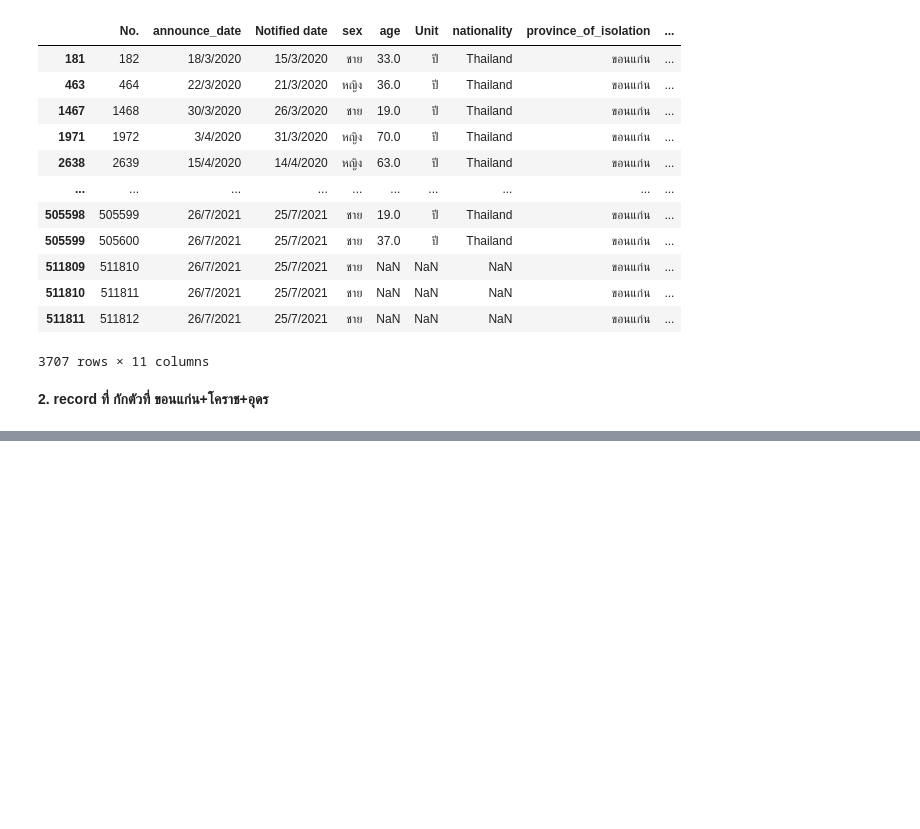
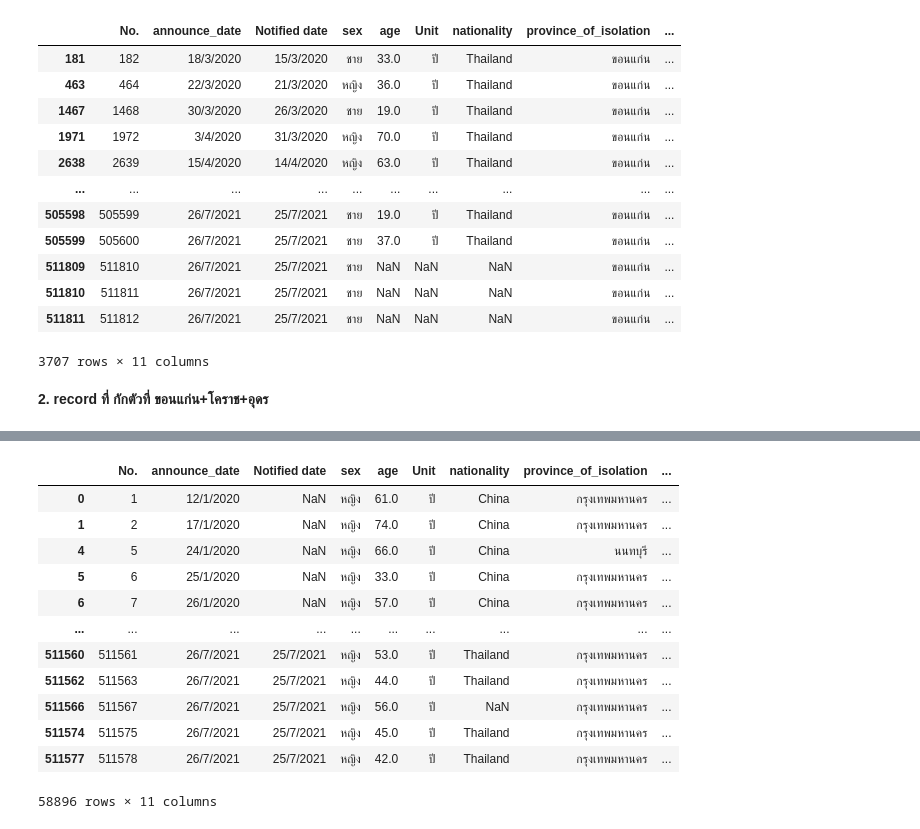
Before and after one commit to kittimaxz/DWDM21, a Jupyter notebook: Data_Preprocessing(Chapter_3).ipynb, the cells around one changed output, grey strips where cells are left out. Drawn from its saved outputs; the diff is of its cells as text; code cells hidden in the pictures; blank space fills up the shorter version.

```diff
--- a/Data_Preprocessing(Chapter_3).ipynb
+++ b/Data_Preprocessing(Chapter_3).ipynb
@@ -668,0 +731,2 @@ data_cases2[list_kh | list_cr | list_dt]
+# %%
+list_femal = data_cases2['sex'] == 'หญิง'
@@ -668,0 +748,18 @@ data_cases2[list_kh | list_cr | list_dt]
+# %%
+list_bkk = data_cases2['province_of_onset'] == 'กรุงเทพมหานคร'
+# %%
+data_cases2[list_femal & list_bkk]
+# %% [output]
+|  | No. | announce_date | Notified date | sex | age | Unit | nationality | province_of_isolation | ... |
+| 0 | 1 | 12/1/2020 | NaN | หญิง | 61.0 | ปี | China | กรุงเทพมหานคร | ... |
+| 1 | 2 | 17/1/2020 | NaN | หญิง | 74.0 | ปี | China | กรุงเทพมหานคร | ... |
+| 4 | 5 | 24/1/2020 | NaN | หญิง | 66.0 | ปี | China | นนทบุรี | ... |
+| 5 | 6 | 25/1/2020 | NaN | หญิง | 33.0 | ปี | China | กรุงเทพมหานคร | ... |
+| 6 | 7 | 26/1/2020 | NaN | หญิง | 57.0 | ปี | China | กรุงเทพมหานคร | ... |
+| ... | ... | ... | ... | ... | ... | ... | ... | ... | ... |
+| 511560 | 511561 | 26/7/2021 | 25/7/2021 | หญิง | 53.0 | ปี | Thailand | กรุงเทพมหานคร | ... |
+| 511562 | 511563 | 26/7/2021 | 25/7/2021 | หญิง | 44.0 | ปี | Thailand | กรุงเทพมหานคร | ... |
+| 511566 | 511567 | 26/7/2021 | 25/7/2021 | หญิง | 56.0 | ปี | NaN | กรุงเทพมหานคร | ... |
+| 511574 | 511575 | 26/7/2021 | 25/7/2021 | หญิง | 45.0 | ปี | Thailand | กรุงเทพมหานคร | ... |
+| 511577 | 511578 | 26/7/2021 | 25/7/2021 | หญิง | 42.0 | ปี | Thailand | กรุงเทพมหานคร | ... |
+58896 rows × 11 columns
```
Also changed, not shown: parts of 8 cells of this notebook.
